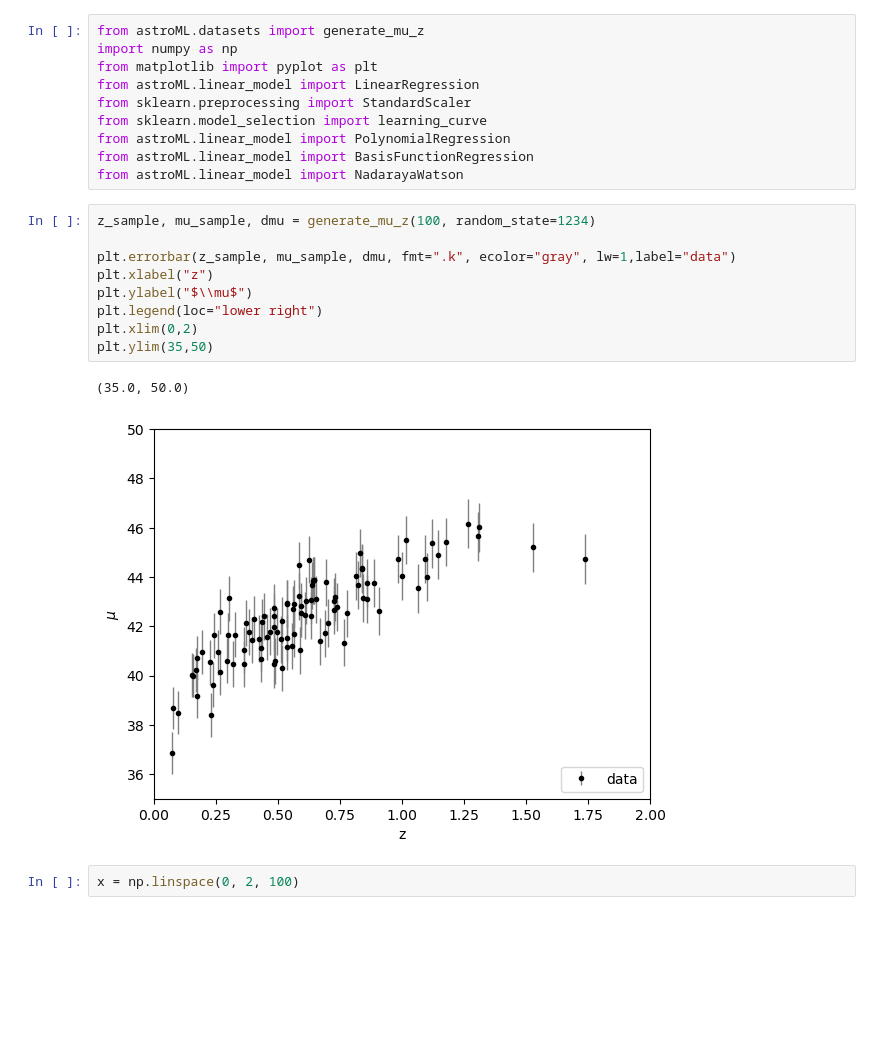
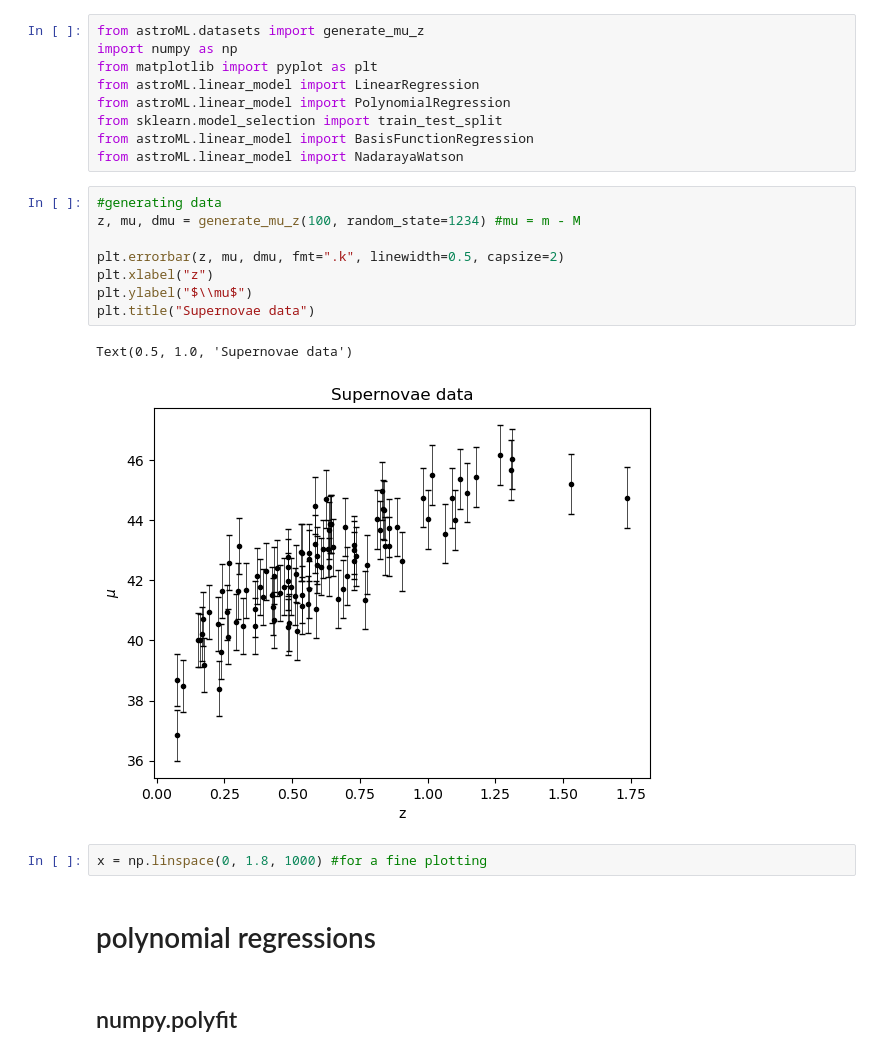
Before and after one commit to Giulia7T/ilovegit, a Jupyter notebook: 17_18_Supernovae.ipynb, the cells around one changed output. Saved outputs shown, nothing was run; the diff lists cells and outputs as text; blank space fills up the shorter version.

```diff
--- a/17_18_Supernovae.ipynb
+++ b/17_18_Supernovae.ipynb
@@ -3,23 +3,25 @@ from astroML.datasets import generate_mu_z
 import numpy as np
 from matplotlib import pyplot as plt
 from astroML.linear_model import LinearRegression
-from sklearn.preprocessing import StandardScaler
-from sklearn.model_selection import learning_curve
 from astroML.linear_model import PolynomialRegression
+from sklearn.model_selection import train_test_split
 from astroML.linear_model import BasisFunctionRegression
 from astroML.linear_model import NadarayaWatson
 # %%
-z_sample, mu_sample, dmu = generate_mu_z(100, random_state=1234)
+#generating data
+z, mu, dmu = generate_mu_z(100, random_state=1234) #mu = m - M
 
-plt.errorbar(z_sample, mu_sample, dmu, fmt=".k", ecolor="gray", lw=1,label="data")
+plt.errorbar(z, mu, dmu, fmt=".k", linewidth=0.5, capsize=2)
 plt.xlabel("z")
 plt.ylabel("$\\mu$")
-plt.legend(loc="lower right")
-plt.xlim(0,2)
-plt.ylim(35,50)
+plt.title("Supernovae data")
 # %% [output]
-(35.0, 50.0)
+Text(0.5, 1.0, 'Supernovae data')
-[figure, old version]
+[figure, new version]
 # %%
-x = np.linspace(0, 2, 100)
+x = np.linspace(0, 1.8, 1000) #for a fine plotting
+# %% [markdown]
+# polynomial regressions
+# %% [markdown]
+## numpy.polyfit
 # %%
```
Also changed, not shown: parts of 24 cells of this notebook.
